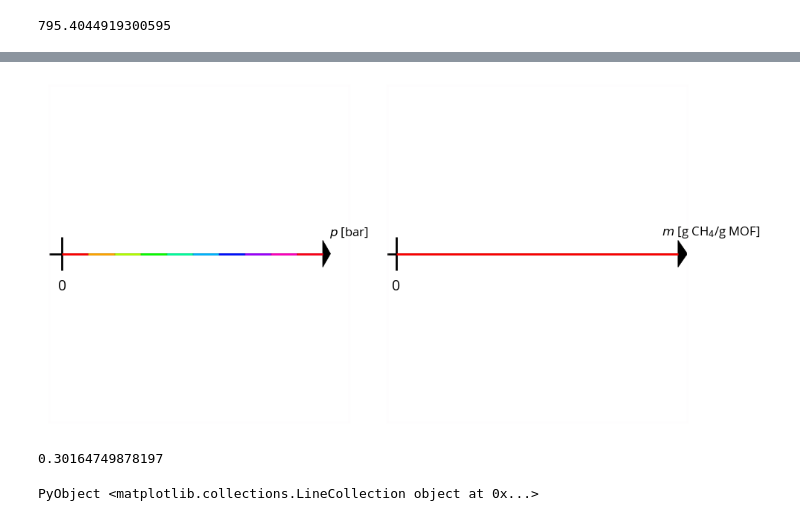
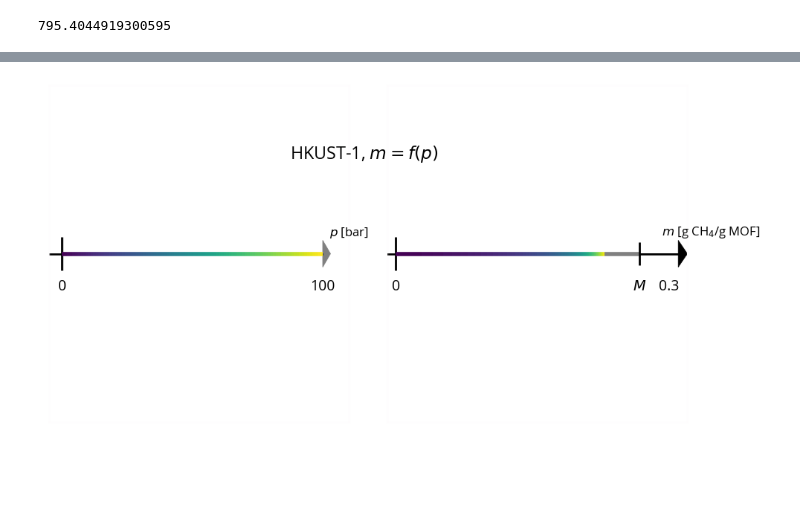
Before and after one commit to SimonEnsemble/nonlinear_sensing, a Jupyter notebook: one_d_sensing/1D sensing.ipynb, the cells around one changed output, grey strips where cells are left out. Drawn from its saved outputs; the diff is of its cells as text; code cells hidden in the pictures; blank space fills up the shorter version.

```diff
--- a/one_d_sensing/1D sensing.ipynb
+++ b/one_d_sensing/1D sensing.ipynb
@@ -131,11 +131,11 @@ y_max = 0.31
 for (i, mof) in enumerate(mofs)
     axs[i].scatter(df[mof][:, Symbol("P(bar)")], df[mof][:, :g_g],
         color=mof_to_color[mof], zorder=2003)
-    axs[i].plot(p, m.(p, mof), color=mof_to_color[mof], zorder=1000)
+    axs[i].plot(p, f.(p, mof), color=mof_to_color[mof], zorder=1000)
     axs[i].set_title(mof)
 
     for j in 1:2
-        m̄ = m(p̄[j], mof)
+        m̄ = f(p̄[j], mof)
         axs[i].plot([p̄[j], p̄[j]], [0, m̄], color=δ_color)
         axs[i].plot([0, p̄[j]], [m̄, m̄], color=δ_color)
 
@@ -282,44 +255,46 @@ plt.show()
 # %%
-mof = "MOF-5"
-p = range(0.0, 100.0, length=100)
+mof = "HKUST-1"
 
 fig, axs = subplots(1, 2, figsize=(10, 5), sharey=true)
 
 # Set up line segment with arrow head
 bar_height = 1
+axs[1].set_xlim(-5, 110)
+axs[1].arrow(0.0, 0.0, 100.0, 0.0, head_width=0.8, head_length=3, color="grey")
+axs[1].text(100, -bar_height * 1.1, 100, horizontalalignment="center")
+axs[2].set_xlim(-0.009, 0.32)
+axs[2].arrow(0.0, 0.0, 0.31, 0.0, head_width=0.8, head_length=0.01, color="black")
+axs[2].text(0.3, -bar_height * 1.1, 0.3, horizontalalignment="center")
 for i = 1:2
-    axs[i].set_xlim(-5, 110)
     axs[i].set_ylim(-5, 5)
     axs[i].hlines(0.0, -5, 100)
     axs[i].axes.xaxis.set_ticks([])
     axs[i].axes.yaxis.set_ticks([])
     axs[i].vlines(0, - bar_height / 2., bar_height / 2., lw=2)
     axs[i].text(0, -bar_height * 1.1, 0, horizontalalignment="center")
-    axs[i].arrow(0.0, 0.0, 100.0, 0.0, head_width=0.8, head_length=3, color="black")
 end
 
 # Set axes labels
 axs[1].set_ylabel(L"$p$ [bar]", fontsize=12, rotation=0, color="black")
 axs[1].yaxis.set_label_coords(1.0, 0.54)
 axs[2].set_ylabel(L"$m$ [g CH$_4$/g MOF]", fontsize=12, rotation=0, color="black")
 axs[2].yaxis.set_label_coords(1.08, 0.54)
-plt.tight_layout()
 
 # Set colors on p
-n_lines = 10
-color_idx = range(0, 1, length=n_lines)
-for (i, j) in zip(range(0, 90, length=10), color_idx)
-    axs[1].hlines(0.0, 0 + i, 10 + i, color=plt.cm.hsv(j))
+n_lines = 100
+pressures = range(0.0, 100.0, length=n_lines+1)
+colors = plt.cm.viridis.(range(0, 1, length=n_lines))
+for i = 1:n_lines
+    axs[1].hlines(0.0, pressures[i], pressures[i+1], color=colors[i], linewidth=4)
+    m_min = f(pressures[i], mof)
+    m_max = f(pressures[i+1], mof)
+    axs[2].hlines(0.0, m_min, m_max, color=colors[i], clip_on=false, linewidth=4)
 end
+axs[2].hlines(0.0, f(pressures[n_lines], mof), params[mof]["M"], color="grey", clip_on=false, linewidth=4)
 
-f = m.(p, mof)
-print(f[end])
-axs[2].set_xlim(-0.009, f[end]+0.01)
-axs[2].arrow(0.0, 0.0, f[end], 0.0, head_width=0.8, head_length=0.01, color="black")
-
-#axs[2].hlines(0.0, 0 + i, 10 + i, color=plt.cm.hsv(j))
-axs[2].hlines(0.0, 0, f[end], color="red", clip_on=false)
+axs[2].vlines(params[mof]["M"], - bar_height / 3.0, bar_height / 3.0, lw=2)
+axs[2].text(params[mof]["M"], -bar_height * 1.1, L"$M$", horizontalalignment="center")
+suptitle(mof * L", $m = f(p)$", x=0.45, y=0.8)
+plt.tight_layout()
 # %% [output]
-[figure, old version]
+[figure, new version]
-0.30164749878197
-PyObject <matplotlib.collections.LineCollection object at 0x...>
```
Also changed, not shown: parts of 4 cells of this notebook.
